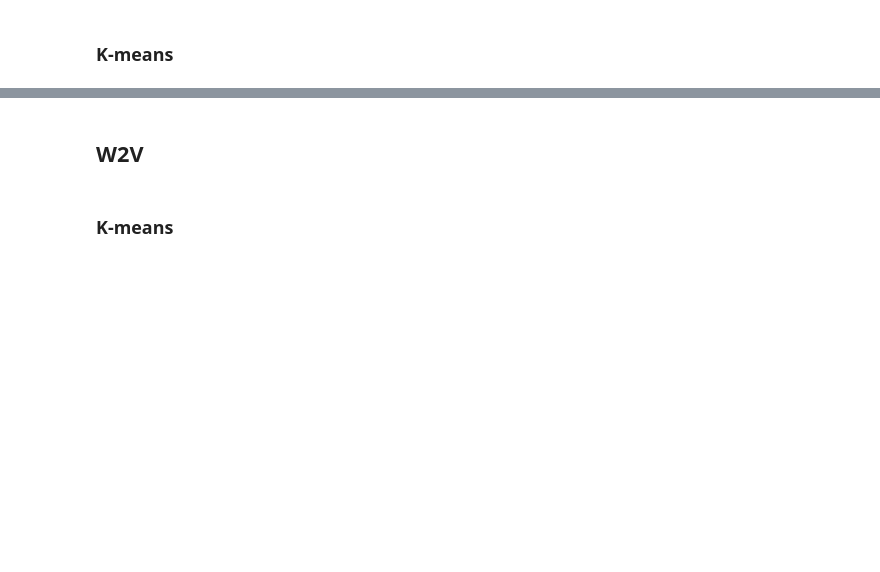
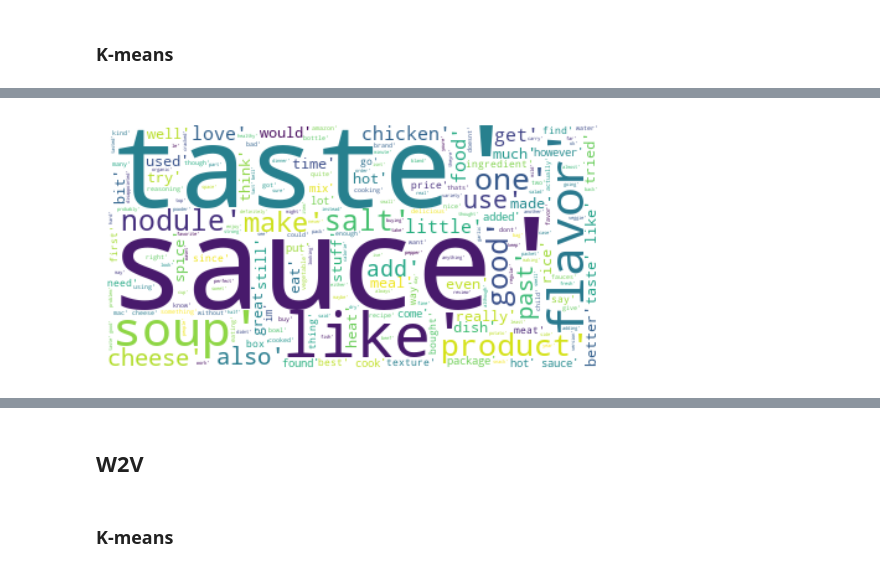
Before and after one commit to rmarconzini/amazon-fine-food-reviews-classification-clustering, a Jupyter notebook: Clustering.ipynb, the cells around one changed output, grey strips where cells are left out. Cells and saved outputs as stored; diff of their text form; code cells hidden in the pictures; blank space fills up the shorter version.

```diff
--- a/Clustering.ipynb
+++ b/Clustering.ipynb
@@ -426,12 +435,14 @@ plt.show()
 # %%
 # Cluster 5
 data=''
-for i in bow_cluster5:
+for i in tf_cluster5:
     data+=str(i)
 
 wordcloud = WordCloud(background_color="white").generate(data)
 
 # Display the generated image:
 plt.imshow(wordcloud, interpolation='bilinear')
 plt.axis("off")
 plt.show()
+# %% [output]
+[figure, added]
```
Also changed, not shown: parts of 39 cells of this notebook.
